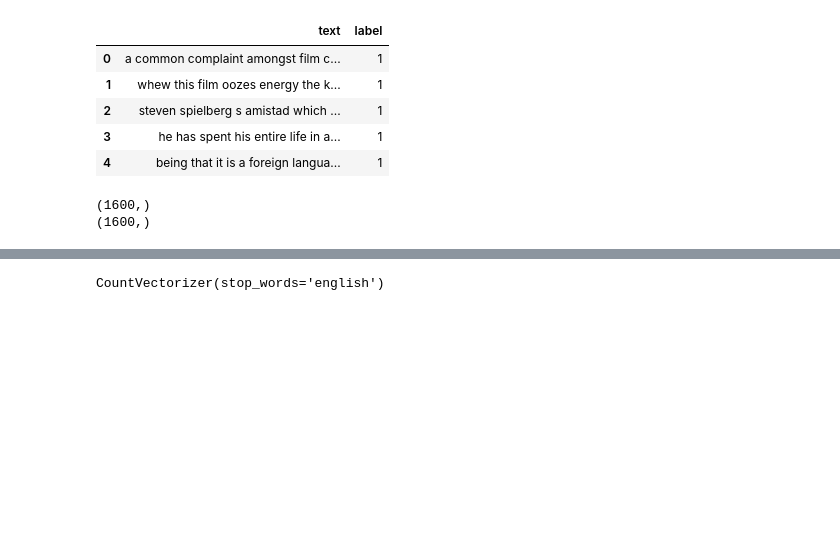
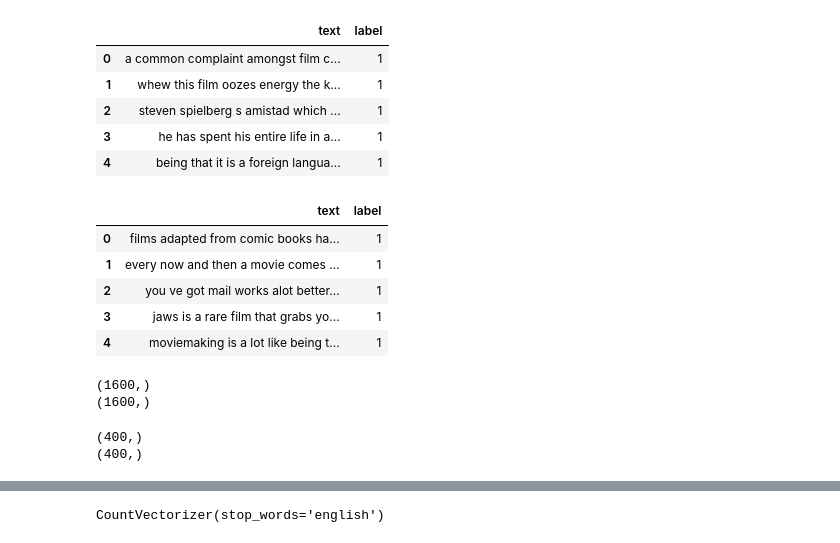
Before and after one commit to praveen21singh/AILab, a Jupyter notebook: NAIVE BAISE/IMDB_Bernoulli_NB.ipynb, the cells around one changed output, grey strips where cells are left out. Saved outputs shown, nothing was run; the diff lists cells and outputs as text; code cells hidden in the pictures; blank space fills up the shorter version.

```diff
--- a/NAIVE BAISE/IMDB_Bernoulli_NB.ipynb
+++ b/NAIVE BAISE/IMDB_Bernoulli_NB.ipynb
@@ -48,4 +67,13 @@ docs.head()
 | 2 | steven spielberg s amistad which ... | 1 |
 | 3 | he has spent his entire life in a... | 1 |
 | 4 | being that it is a foreign langua... | 1 |
+# %%
+docs_test.head()
+# %% [output]
+|  | text | label |
+| 0 | films adapted from comic books ha... | 1 |
+| 1 | every now and then a movie comes ... | 1 |
+| 2 | you ve got mail works alot better... | 1 |
+| 3 | jaws is a rare film that grabs yo... | 1 |
+| 4 | moviemaking is a lot like being t... | 1 |
 # %%
@@ -56,4 +84,12 @@ print(y.shape)
 # %% [output]
 (1600,)
 (1600,)
+# %%
+X_test = docs_test.text
+y_test = docs_test.label
+print(X_test.shape)
+print(y_test.shape)
+# %% [output]
+(400,)
+(400,)
 # %%
```
Also changed, not shown: parts of 36 cells of this notebook.
